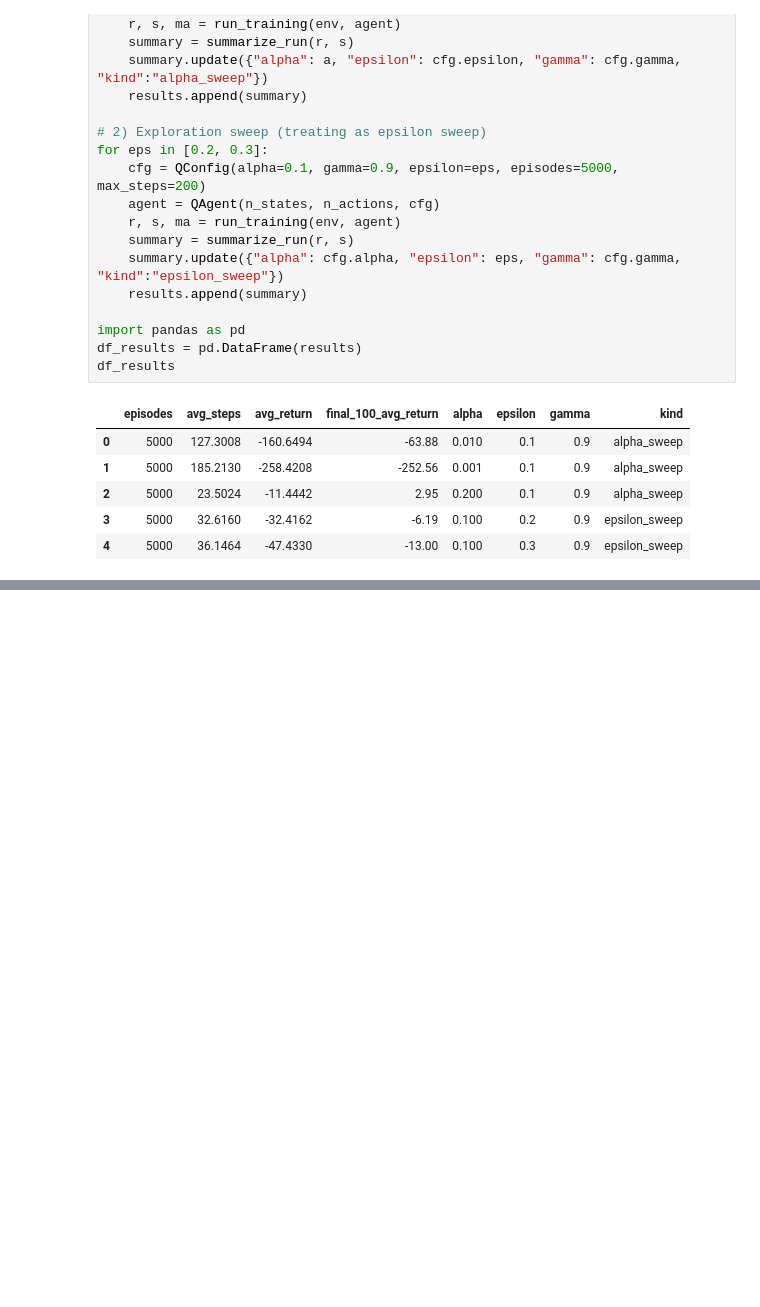
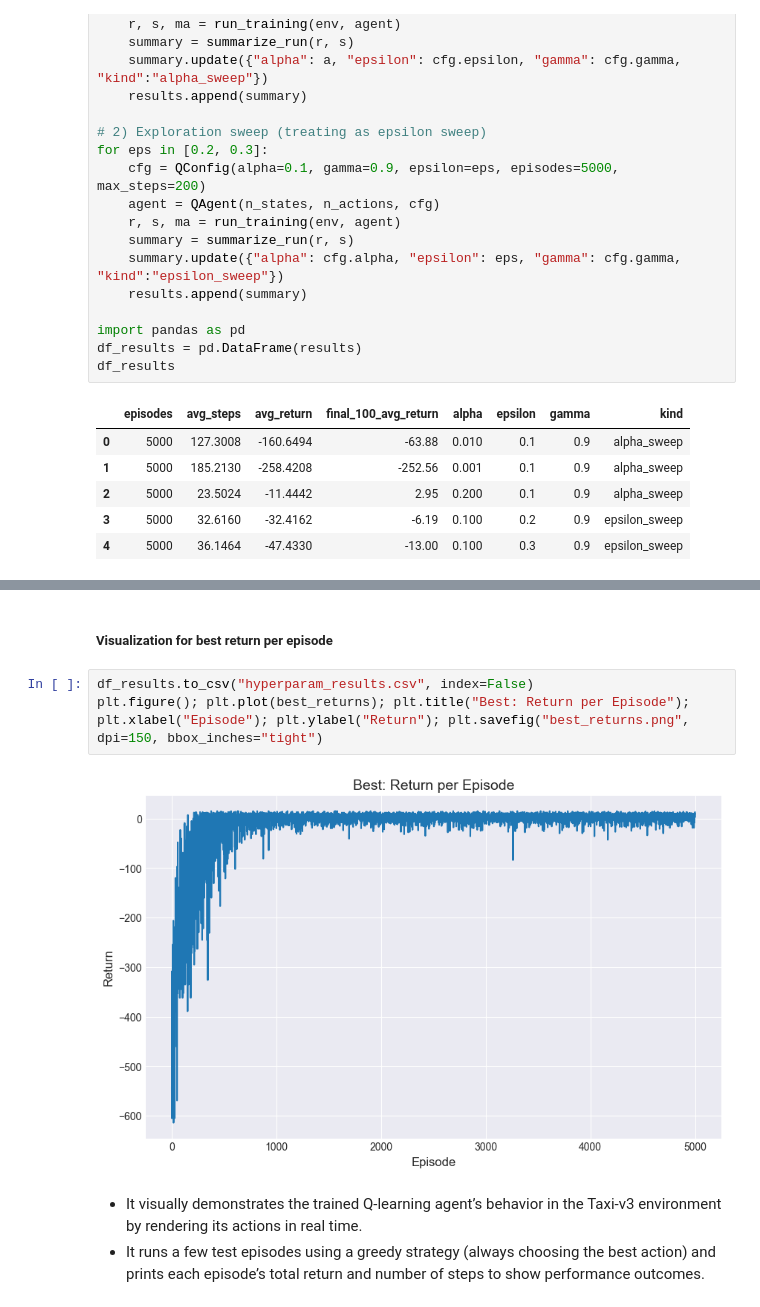
Before and after one commit to Reddy3001/Assignment-2-CSCN8020, a Jupyter notebook: Submission.ipynb, the cells around one changed output, grey strips where cells are left out. Saved outputs shown, nothing was run; the diff lists cells and outputs as text; blank space fills up the shorter version.

```diff
--- a/Submission.ipynb
+++ b/Submission.ipynb
@@ -268,0 +351,10 @@ df_results
+# %% [markdown]
+##### Visualization for best return per episode
+# %%
+df_results.to_csv("hyperparam_results.csv", index=False)
+plt.figure(); plt.plot(best_returns); plt.title("Best: Return per Episode"); plt.xlabel("Episode"); plt.ylabel("Return"); plt.savefig("best_returns.png", dpi=150, bbox_inches="tight")
+# %% [output]
+[figure, added]
+# %% [markdown]
+- It visually demonstrates the trained Q-learning agent’s behavior in the Taxi-v3 environment by rendering its actions in real time.
+- It runs a few test episodes using a greedy strategy (always choosing the best action) and prints each episode’s total return and number of steps to show performance outcomes.
```
Also changed, not shown: parts of 9 cells of this notebook, 2 other files.
